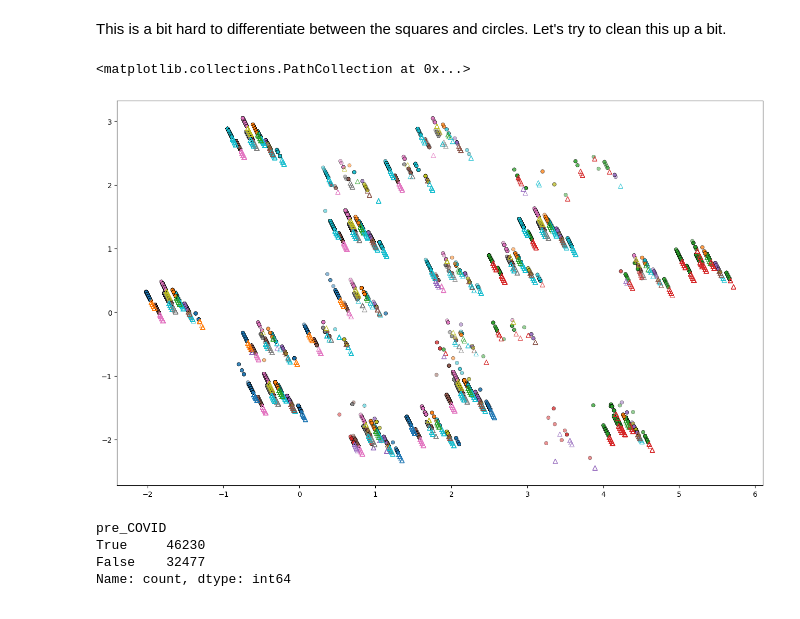
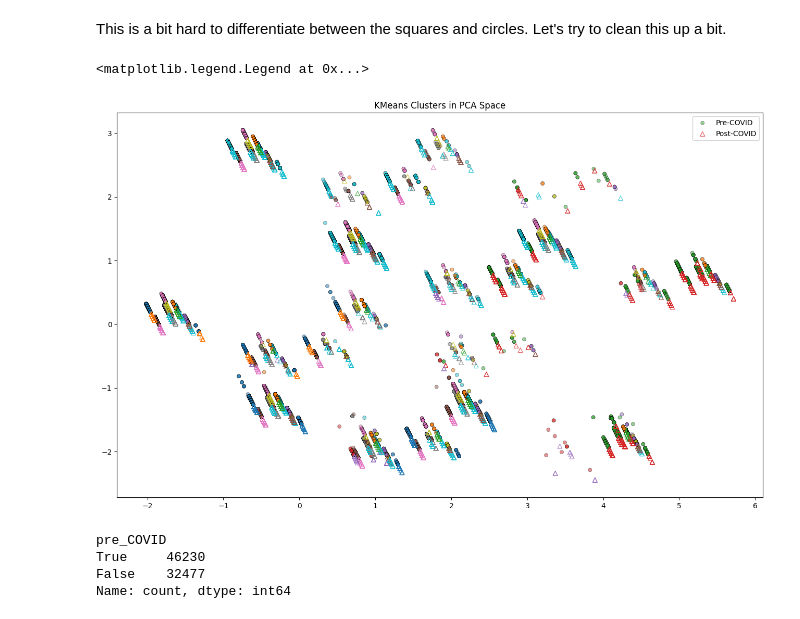
Before and after one commit to C-Shells/D502-Data-Analytics-Capstone, a Jupyter notebook: data_analysis.ipynb, the cells around one changed output. Drawn from its saved outputs; the diff is of its cells as text; code cells hidden in the pictures.

```diff
--- a/data_analysis.ipynb
+++ b/data_analysis.ipynb
@@ -1670,38 +1651,42 @@ plt.scatter(
 # %% [markdown]
 This is a bit hard to differentiate between the squares and circles.  Let's try to clean this up a bit.
 # %%
-# Visualize the clusters in the PCA space with circles for pre-COVID and squares for post-COVID
+# Visualize the clusters in the PCA space with circles for pre-COVID and triangles for post-COVID
 
 plt.figure(figsize=(16, 9.6))
 # Circles for pre-COVID
 plt.scatter(
     pca_components_2d[mask_pre, 0],
     pca_components_2d[mask_pre, 1],
     c=df_ml.loc[mask_pre,'cluster'],
     cmap='tab10',
     marker='o',
     s=25,
     label='Pre-COVID',
     edgecolor='black',
     linewidth=0.5,
     alpha=0.5
 )
 
 # Triangles for post-COVID
 plt.scatter(
     pca_components_2d[mask_post, 0],
     pca_components_2d[mask_post, 1],
     edgecolors=plt.cm.tab10(df_ml.loc[mask_post,'cluster']),
     facecolors='none',
     marker='^',
     s=40,
     label='Post-COVID',
     linewidth=0.8,
     alpha=0.8
 )
+
+
+plt.title('KMeans Clusters in PCA Space')
+plt.legend()
 # %% [output]
-<matplotlib.collections.PathCollection at 0x...>
+<matplotlib.legend.Legend at 0x...>
-[figure, old version]
+[figure, new version]
 # %%
 df_ml['pre_COVID'].value_counts()
 # %% [output]
```
Also changed, not shown: parts of 22 cells of this notebook.
